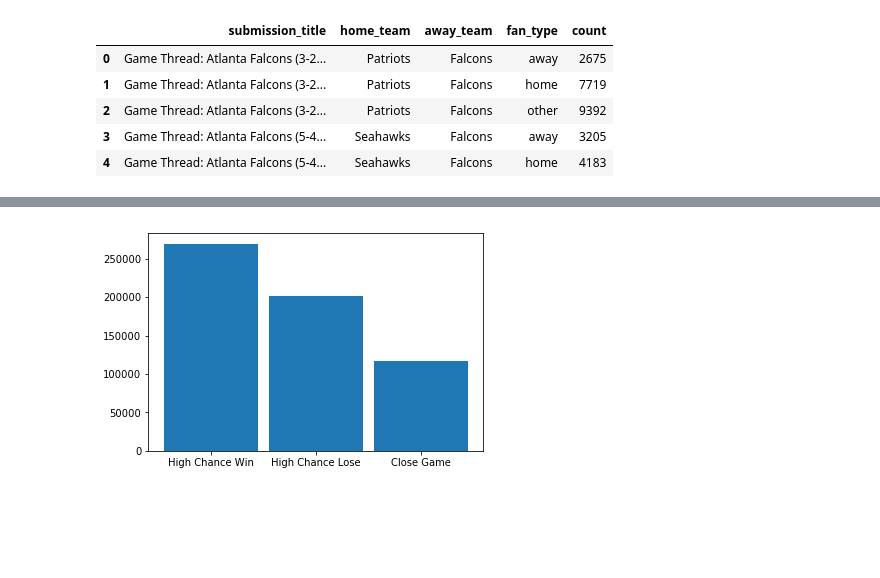
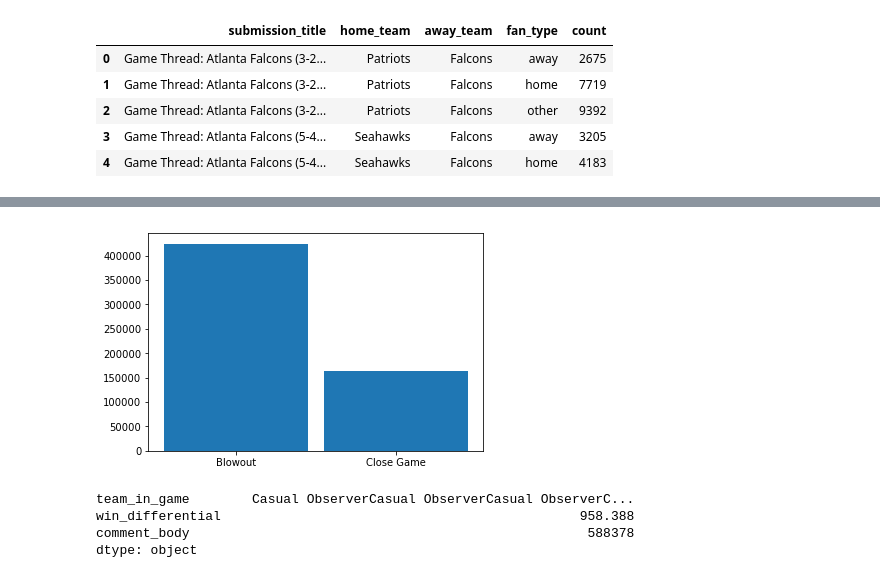
Before and after one commit to chadharness-mids/w266_final_project_merged, a Jupyter notebook: notebooks/eda/Keri-03-25_EDA.ipynb, the cells around one changed output, grey strips where cells are left out. Cells and saved outputs as stored; diff of their text form; code cells hidden in the pictures; blank space fills up the shorter version.

```diff
--- a/notebooks/eda/Keri-03-25_EDA.ipynb
+++ b/notebooks/eda/Keri-03-25_EDA.ipynb
@@ -194,12 +200,6 @@ plt.show()
-# %%
-data['game_type'] = np.where((data.fan_type=='away') &
-                         (data.awayWinPercentage < .4),
-                        'High Chance Lose',
-                        np.where((data.fan_type=='away') &
-                             (data.awayWinPercentage > .6),
-                            'High Chance Win',
-                                 np.where(data.homeWinPercentage < .4,
-                                    'High Chance Lose',
-                                        np.where(data.homeWinPercentage > .6,
-                                            'High Chance Win',
-                                             'Close Game'))))
+# %%
+data['win_differential'] = abs(data.homeWinPercentage - data.awayWinPercentage)
+# %%
+data['team_in_game'] = np.where(data.fan_type == 'other',
+                        'Casual Observer',
+                        'Team Fan')
@@ -206,15 +224,14 @@ data['game_type'] = np.where((data.fan_type=='away') &
+# %%
+data['close_blowout'] = np.where((data.awayWinPercentage >= .35) & (data.awayWinPercentage <= .65),
+                        'Close Game',
+                        'Blowout')
 # %%
-from collections import Counter
-import numpy as np
-import matplotlib.pyplot as plt
-
-
-labels, values = zip(*Counter(data['game_type']).items())
+labels, values = zip(*Counter(data['close_blowout']).items())
 
 indexes = np.arange(len(labels))
 
 plt.bar(indexes, values, .9)
 plt.xticks(indexes, labels)
 plt.show()
 # %% [output]
-[figure, old version]
+[figure, new version]
@@ -223,0 +238,7 @@ Y_data = data['game_type']
+# %%
+temp_data.sum()
+# %% [output]
+team_in_game        Casual ObserverCasual ObserverCasual ObserverC...
+win_differential                                              958.388
+comment_body                                                   588378
+dtype: object
```
Also changed, not shown: parts of 42 cells of this notebook.
